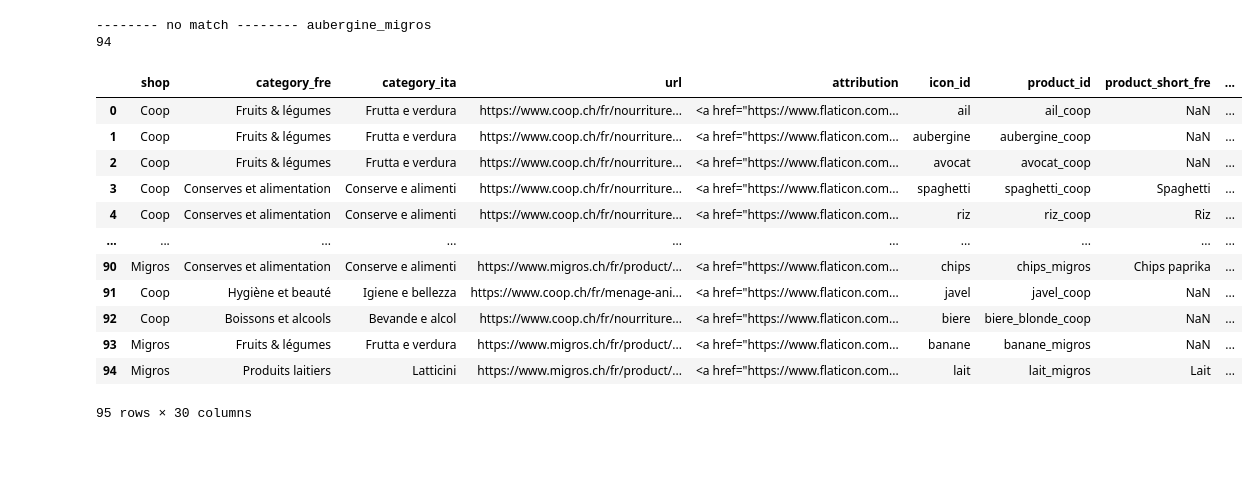
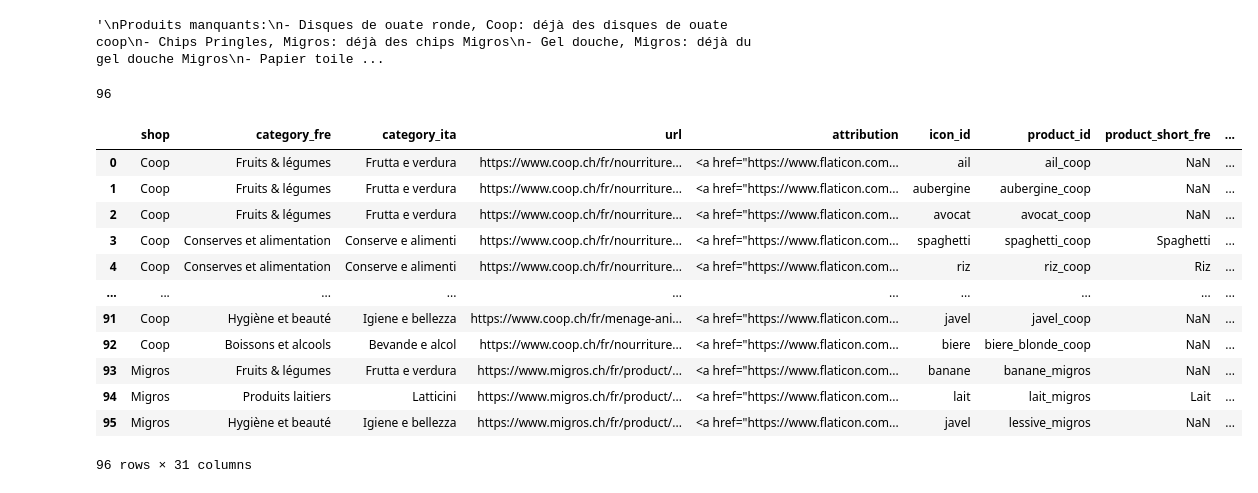
Before and after one commit to cgcrts/viz_inflation, a Jupyter notebook: data_processing.ipynb, the cells around one changed output. Cells and saved outputs as stored; diff of their text form; code cells hidden in the pictures; blank space fills up the shorter version.

Commit message:
updated prices 2023-01-16

```diff
--- a/data_processing.ipynb
+++ b/data_processing.ipynb
@@ -27,8 +27,10 @@ data_df
 # %%
 with open('data/inflation_data_' + new_file_date + '.csv', encoding='utf-8') as file:
-    recent_data_df = pd.read_csv(file)
+    new_data_df = pd.read_csv(file)
+    new_data_df = new_data_df.dropna(subset=['URL'])
+    new_data_df.reset_index(drop=True, inplace=True)
 
-recent_data_df
+new_data_df
 # %% [output]
 |  | Magasin | Rayon | URL | Produit | Marque | Quantité/poids | 17.05.2022 | 01.06.2022 | 15.06.2022 | ... |
 | 0 | Coop | Fruits & légumes | https://www.coop.ch/fr/nourriture... | Ail | Coop | 1 pièce | 0.55 | 0.55 | 0.55 | ... |
@@ -45,0 +48,13 @@ recent_data_df
+# %%
+# get product not found in new_data
+
+new_url_list = list(new_data_df['URL'])
+old_url_list = list(old_data_df['url'])
+
+old_idx_to_drop = list()
+for idx, row in old_data_df.iterrows():
+    old_url = row['url']
+    if old_url not in new_url_list:
+        old_idx_to_drop.append(idx)
+
+old_data_df.iloc[old_idx_to_drop]
@@ -45,0 +64,10 @@ recent_data_df
+# %%
+# get product not found in old data
+
+new_idx_to_drop = list()
+for idx, row in new_data_df.iterrows():
+    new_url = row['URL']
+    if new_url not in old_url_list:
+        new_idx_to_drop.append(idx)
+
+new_data_df.iloc[new_idx_to_drop]
@@ -46,43 +82,53 @@ recent_data_df
+# %%
+"""
+Produits manquants:
+- Disques de ouate ronde, Coop: déjà des disques de ouate coop
+- Chips Pringles, Migros: déjà des chips Migros
+- Gel douche, Migros: déjà du gel douche Migros
+- Papier toilette, Migros: déjà du pq Migros
+- Yogourt vanille, Coop: déjà yogourt coop et yogourt vanille migros
+"""
+# %% [output]
+'\nProduits manquants:\n- Disques de ouate ronde, Coop: déjà des disques de ouate coop\n- Chips Pringles, Migros: déjà des chips Migros\n- Gel douche, Migros: déjà du gel douche Migros\n- Papier toile ...
 # %%
-updated_df = data_df.copy()
+updated_df = old_data_df.copy()
 counter = 0
 
-for idx, row in data_df.iterrows():
+for idx, row in old_data_df.iterrows():
     url = row.url
     shop = row.shop
     product_id = row.product_id
 
-    recent_matches = recent_data_df.loc[recent_data_df['URL'] == url]
+    new_matches = new_data_df.loc[new_data_df['URL'] == url]
 
-    if len(recent_matches) == 1:
-        recent_row = recent_matches.iloc[0]
-        new_price = recent_row[new_date_col]
+    if len(new_matches) == 1:
+        new_row = new_matches.iloc[0]
+        new_price = new_row[new_date_col]
 
         updated_df.loc[idx, new_date_col] = new_price
         counter += 1
-    elif len(recent_matches) > 1:
-        print(recent_matches)
+    elif len(new_matches) > 1:
+        print(new_matches)
     else:
         print('-------- no match --------', row.product_id)
 
 print(counter)
 updated_df
 # %% [output]
--------- no match -------- aubergine_migros
-94
+96
 |  | shop | category_fre | category_ita | url | attribution | icon_id | product_id | product_short_fre | ... |
 | 0 | Coop | Fruits & légumes | Frutta e verdura | https://www.coop.ch/fr/nourriture... | <a href="https://www.flaticon.com... | ail | ail_coop | NaN | ... |
 | 1 | Coop | Fruits & légumes | Frutta e verdura | https://www.coop.ch/fr/nourriture... | <a href="https://www.flaticon.com... | aubergine | aubergine_coop | NaN | ... |
 | 2 | Coop | Fruits & légumes | Frutta e verdura | https://www.coop.ch/fr/nourriture... | <a href="https://www.flaticon.com... | avocat | avocat_coop | NaN | ... |
 | 3 | Coop | Conserves et alimentation | Conserve e alimenti | https://www.coop.ch/fr/nourriture... | <a href="https://www.flaticon.com... | spaghetti | spaghetti_coop | Spaghetti | ... |
 | 4 | Coop | Conserves et alimentation | Conserve e alimenti | https://www.coop.ch/fr/nourriture... | <a href="https://www.flaticon.com... | riz | riz_coop | Riz | ... |
 | ... | ... | ... | ... | ... | ... | ... | ... | ... | ... |
-| 90 | Migros | Conserves et alimentation | Conserve e alimenti | https://www.migros.ch/fr/product/... | <a href="https://www.flaticon.com... | chips | chips_migros | Chips paprika | ... |
 | 91 | Coop | Hygiène et beauté | Igiene e bellezza | https://www.coop.ch/fr/menage-ani... | <a href="https://www.flaticon.com... | javel | javel_coop | NaN | ... |
 | 92 | Coop | Boissons et alcools | Bevande e alcol | https://www.coop.ch/fr/nourriture... | <a href="https://www.flaticon.com... | biere | biere_blonde_coop | NaN | ... |
 | 93 | Migros | Fruits & légumes | Frutta e verdura | https://www.migros.ch/fr/product/... | <a href="https://www.flaticon.com... | banane | banane_migros | NaN | ... |
 | 94 | Migros | Produits laitiers | Latticini | https://www.migros.ch/fr/product/... | <a href="https://www.flaticon.com... | lait | lait_migros | Lait | ... |
+| 95 | Migros | Hygiène et beauté | Igiene e bellezza | https://www.migros.ch/fr/product/... | <a href="https://www.flaticon.com... | javel | lessive_migros | NaN | ... |
-95 rows × 30 columns
+96 rows × 31 columns
 # %%
 # check if there is nan values in newly added column
 
```
Also changed, not shown: parts of 6 cells of this notebook, 5 other files.
